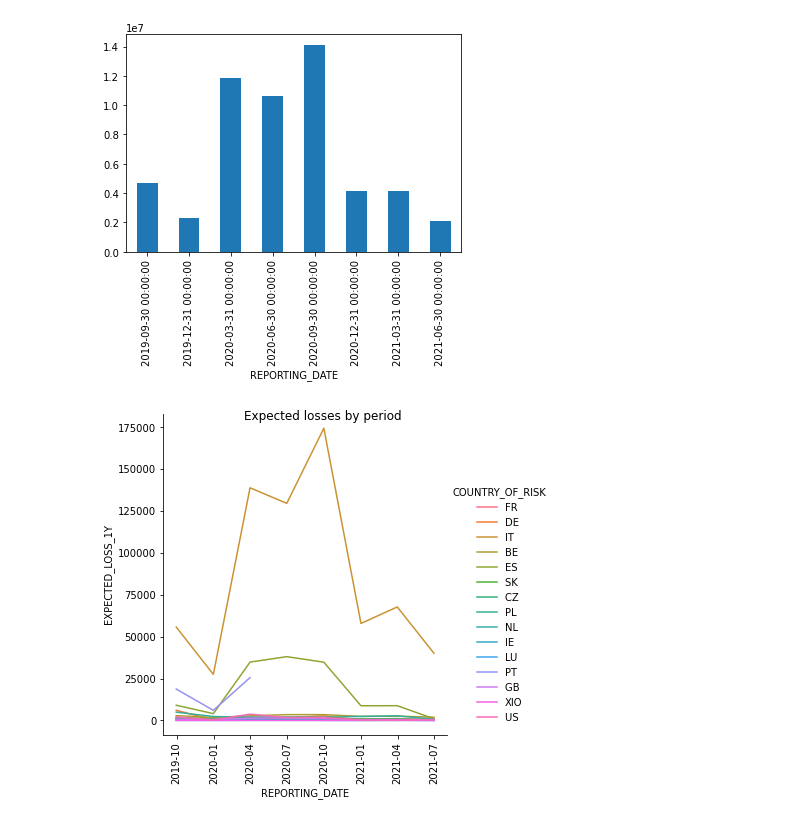
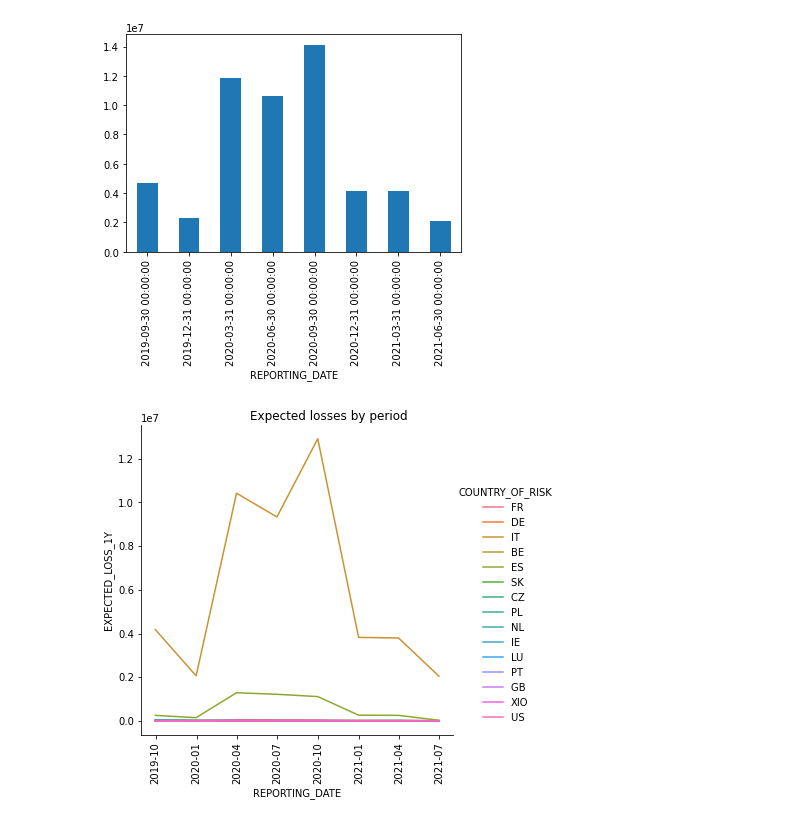
Before and after one commit to lucavice76/UCDPA_LucaVicentini, a Jupyter notebook: Project2.ipynb, the cells around one changed output. Cells and saved outputs as stored; diff of their text form; code cells hidden in the pictures.

```diff
--- a/Project2.ipynb
+++ b/Project2.ipynb
@@ -488,8 +492,8 @@ ECL_Study_CPTY_Country_Codes.groupby('REPORTING_DATE').sum()['EXPECTED_LOSS_1Y']
 [figure]
 # %%
 g = sns.relplot(data=ECL_Study_CPTY_Country_Codes, x="REPORTING_DATE", y="EXPECTED_LOSS_1Y",
-                kind="line", hue="COUNTRY_OF_RISK", ci=None);
+                kind="line", hue="COUNTRY_OF_RISK", ci=None, estimator=sum);
 g.fig.suptitle("Expected losses by period")
 plt.xticks(rotation=90);
 # %% [output]
-[figure, old version]
+[figure, new version]
```
Also changed, not shown: parts of 39 cells of this notebook.
